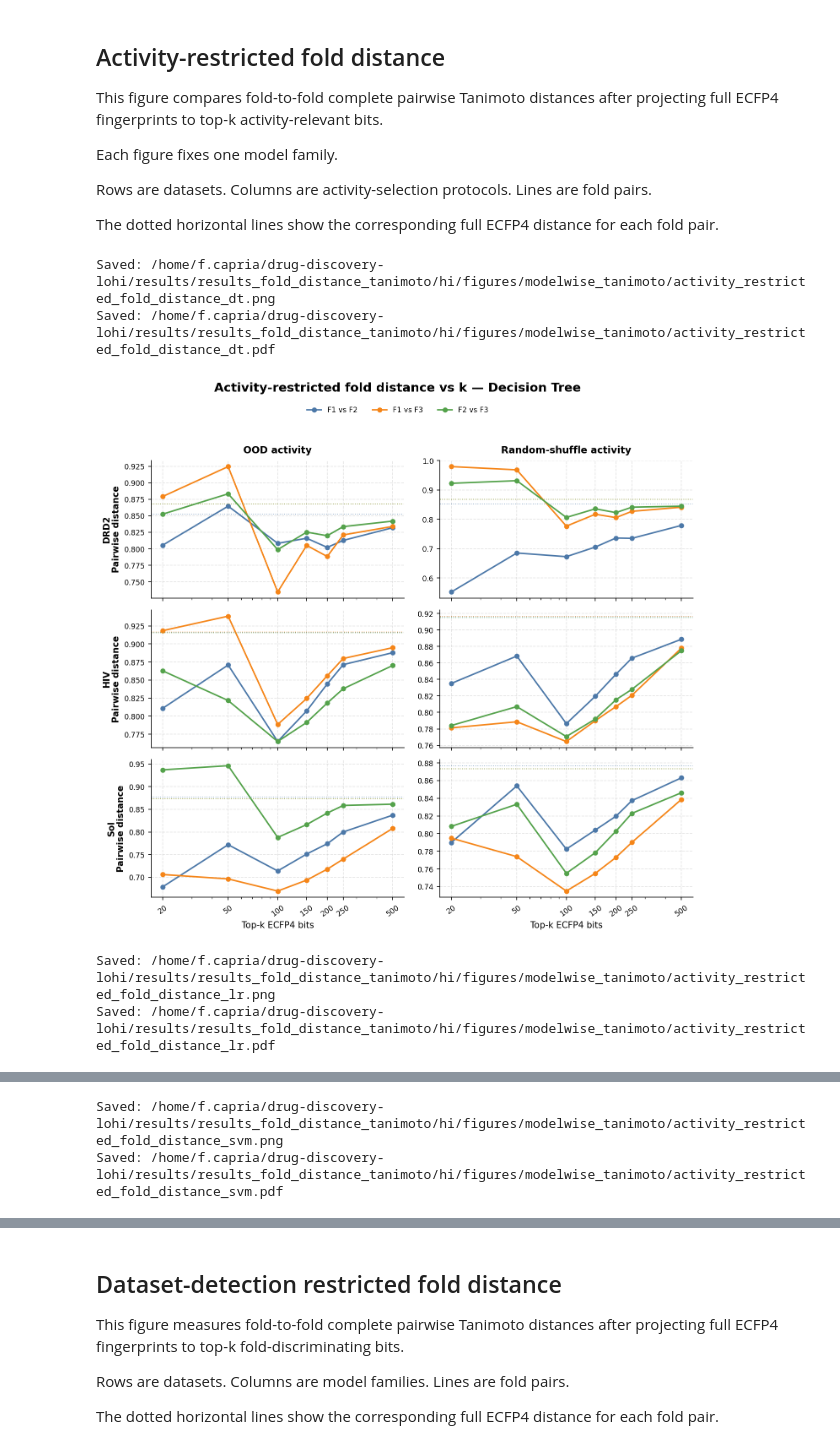
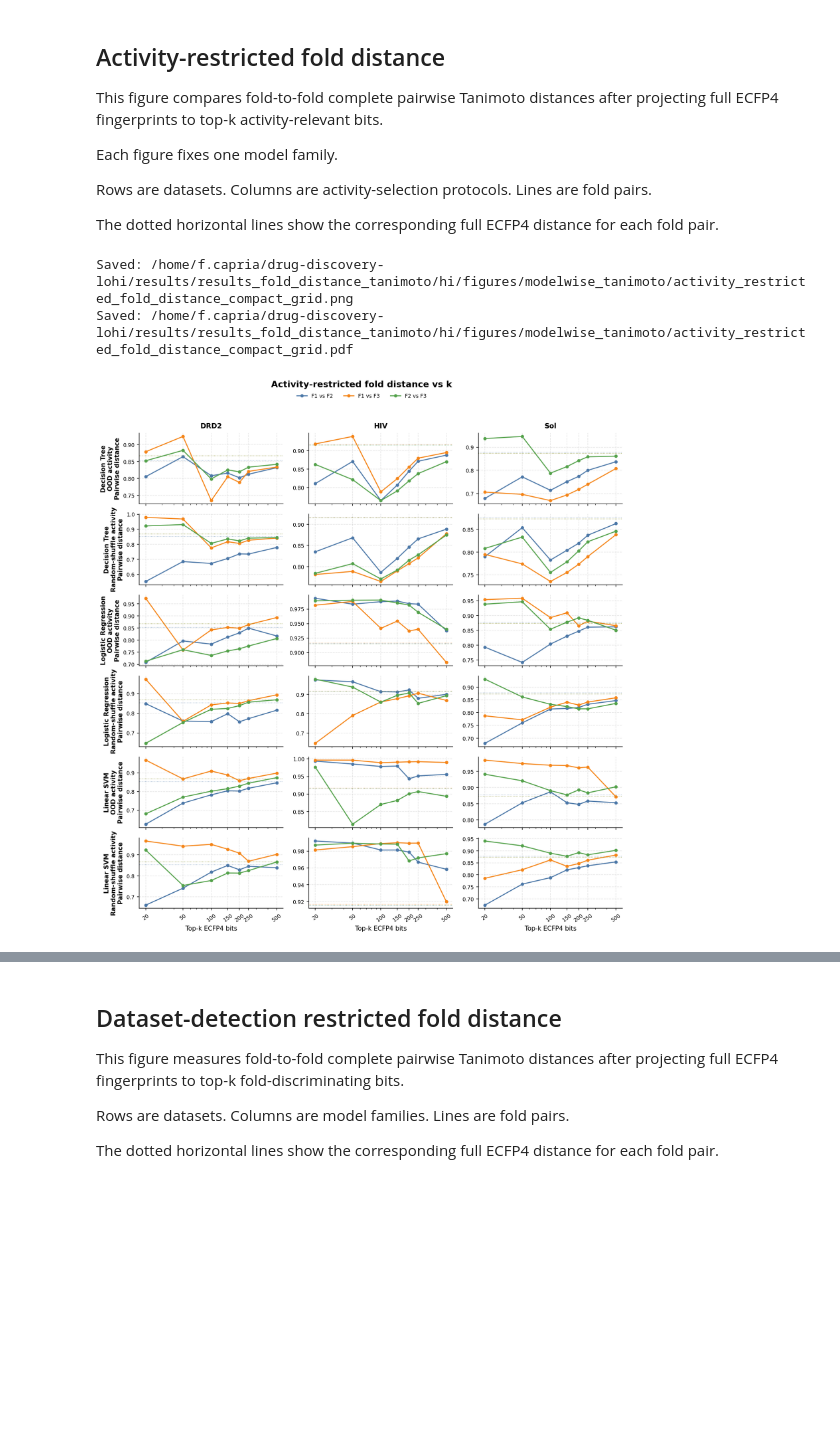
Before and after one commit to francescocapria/drug-discovery-lohi, a Jupyter notebook: notebooks/tanimoto_distance_analysis/fold_distance_tanimoto_plots.ipynb, the cells around one changed output, grey strips where cells are left out. Saved outputs shown, nothing was run; the diff lists cells and outputs as text; code cells hidden in the pictures; blank space fills up the shorter version.

Commit message:
modificati plots necessari

```diff
--- a/notebooks/tanimoto_distance_analysis/fold_distance_tanimoto_plots.ipynb
+++ b/notebooks/tanimoto_distance_analysis/fold_distance_tanimoto_plots.ipynb
@@ -356,31 +336,34 @@ Rows are datasets. Columns are activity-selection protocols. Lines are fold pair
 
 The dotted horizontal lines show the corresponding full ECFP4 distance for each fold pair.
 # %%
-def fig_activity_restricted_distance_by_model(
+def fig_activity_restricted_distance_compact_grid(
     dist_all: pd.DataFrame,
-    model: str,
 ):
     set_plot_style()
 
-    sources = [
-        ("activity_ood", "OOD activity"),
-        ("activity_random_shuffle", "Random-shuffle activity"),
-    ]
+    row_specs = []
+    for model in MODELS:
+        row_specs.extend(
+            [
+                (model, "activity_ood", "OOD activity"),
+                (model, "activity_random_shuffle", "Random-shuffle activity"),
+            ]
+        )
 
-    n_rows = len(DATASETS)
-    n_cols = len(sources)
+    n_rows = len(row_specs)
+    n_cols = len(DATASETS)
 
     fig, axes = plt.subplots(
         n_rows,
         n_cols,
-        figsize=(9.6, 8.4),
+        figsize=(11.8, 12.0),
         sharex=True,
         sharey=False,
         squeeze=False,
     )
 
-    for i, ds in enumerate(DATASETS):
-        for j, (src, src_title) in enumerate(sources):
+    for i, (model, src, src_label) in enumerate(row_specs):
+        for j, ds in enumerate(DATASETS):
             ax = axes[i, j]
 
             for pair in PAIR_NAMES:
@@ -400,8 +383,8 @@ def fig_activity_restricted_distance_by_model(
                     sub["k"],
                     sub["pairwise_distance"],
                     marker="o",
-                    markersize=4.8,
-                    lw=1.7,
+                    markersize=4.2,
+                    lw=1.55,
                     color=PAIR_COLORS.get(pair, "C0"),
                     label=pair_label(pair),
                 )
@@ -417,62 +400,63 @@ def fig_activity_restricted_distance_by_model(
                     ax.axhline(
                         full_ref,
                         ls=":",
-                        lw=0.95,
+                        lw=0.9,
                         color=PAIR_COLORS.get(pair, "C0"),
-                        alpha=0.55,
+                        alpha=0.50,
                     )
 
             ax.set_xscale("log")
             ax.set_xticks(K_VALUES_PLOT)
             ax.set_xticklabels([str(k) for k in K_VALUES_PLOT], rotation=35)
-            ax.grid(ls="--", alpha=0.35)
+            ax.grid(ls="--", alpha=0.32)
 
             if i == 0:
-                ax.set_title(src_title, fontweight="bold", pad=8)
+                ax.set_title(
+                    DATASET_LABELS.get(ds, ds),
+                    fontweight="bold",
+                    pad=8,
+                )
 
             if j == 0:
                 ax.set_ylabel(
-                    f"{DATASET_LABELS.get(ds, ds)}\nPairwise distance",
+                    f"{model_label(model)}\n{src_label}\nPairwise distance",
                     fontweight="bold",
                 )
 
             if i == n_rows - 1:
                 ax.set_xlabel("Top-k ECFP4 bits")
 
     handles, labels = axes[0, 0].get_legend_handles_labels()
 
     fig.legend(
         handles,
         labels,
         loc="upper center",
         ncol=3,
         frameon=False,
-        bbox_to_anchor=(0.5, 1.012),
+        bbox_to_anchor=(0.5, 1.01),
     )
 
     fig.suptitle(
-        f"Activity-restricted fold distance vs k — {model_label(model)}",
-        y=1.045,
+        "Activity-restricted fold distance vs k",
+        y=1.025,
         fontweight="bold",
         fontsize=14,
     )
 
-    fig.tight_layout(rect=[0, 0, 1, 0.98])
+    fig.tight_layout(rect=[0, 0, 1, 0.985])
 
     save_fig(
         fig,
-        f"activity_restricted_fold_distance_{model.lower()}",
+        "activity_restricted_fold_distance_compact_grid",
     )
 
     plt.show()
     plt.close(fig)
 
 
-for model in MODELS:
-    fig_activity_restricted_distance_by_model(dist_all, model)
+fig_activity_restricted_distance_compact_grid(dist_all)
 # %% [output]
-Saved: /home/f.capria/drug-discovery-lohi/results/results_fold_distance_tanimoto/hi/figures/modelwise_tanimoto/activity_restricted_fold_distance_dt.png
-Saved: /home/f.capria/drug-discovery-lohi/results/results_fold_distance_tanimoto/hi/figures/modelwise_tanimoto/activity_restricted_fold_distance_dt.pdf
+Saved: /home/f.capria/drug-discovery-lohi/results/results_fold_distance_tanimoto/hi/figures/modelwise_tanimoto/activity_restricted_fold_distance_compact_grid.png
+Saved: /home/f.capria/drug-discovery-lohi/results/results_fold_distance_tanimoto/hi/figures/modelwise_tanimoto/activity_restricted_fold_distance_compact_grid.pdf
-[figure, old version]
+[figure, new version]
-Saved: /home/f.capria/drug-discovery-lohi/results/results_fold_distance_tanimoto/hi/figures/modelwise_tanimoto/activity_restricted_fold_distance_lr.png
-Saved: /home/f.capria/drug-discovery-lohi/results/results_fold_distance_tanimoto/hi/figures/modelwise_tanimoto/activity_restricted_fold_distance_lr.pdf
@@ -480,2 +462,0 @@ Saved: /home/f.capria/drug-discovery-lohi/results/results_fold_distance_tanimoto
-Saved: /home/f.capria/drug-discovery-lohi/results/results_fold_distance_tanimoto/hi/figures/modelwise_tanimoto/activity_restricted_fold_distance_svm.png
-Saved: /home/f.capria/drug-discovery-lohi/results/results_fold_distance_tanimoto/hi/figures/modelwise_tanimoto/activity_restricted_fold_distance_svm.pdf
```
Also changed, not shown: parts of 10 cells of this notebook, 2 other files.
